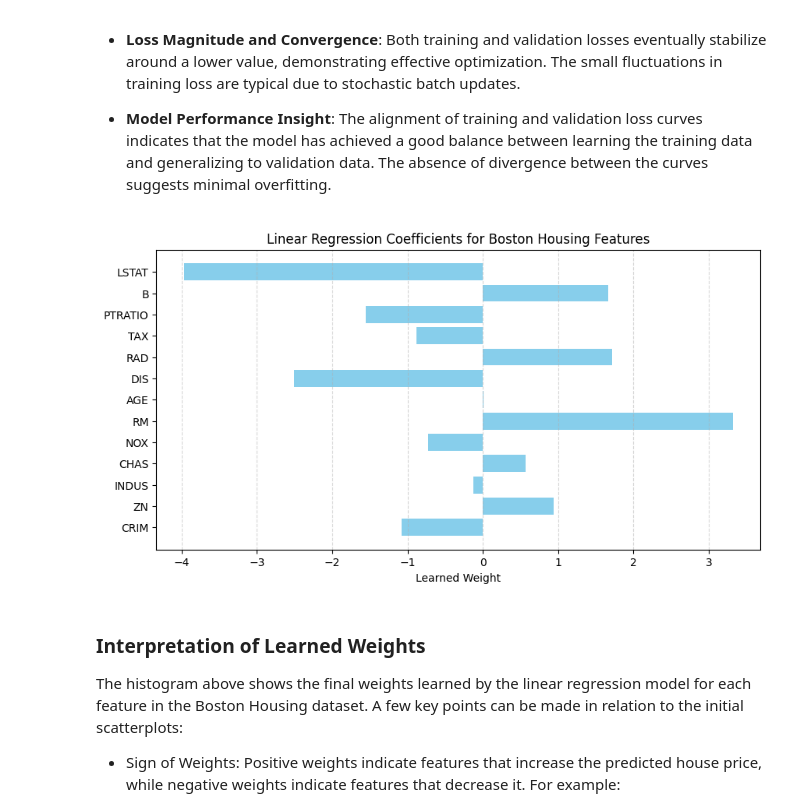
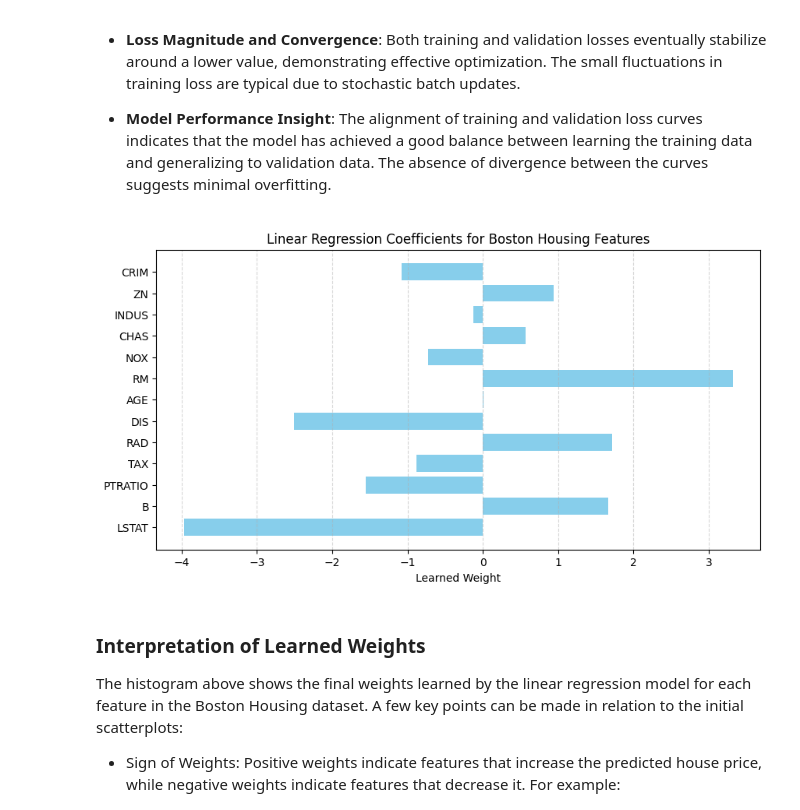
Before and after one commit to hussains-ha/BostonHousingLR, a Jupyter notebook: model.ipynb, the cells around one changed output. Drawn from its saved outputs; the diff is of its cells as text; code cells hidden in the pictures.

```diff
--- a/model.ipynb
+++ b/model.ipynb
@@ -253,6 +253,7 @@ class HouseLRTrainer(d2l.HyperParameters):
         plt.ylabel('Loss')
         plt.title('Training and Validation Loss over Batches')
         plt.legend()
+        plt.axhline(y=0, color='black', linestyle='--')
         plt.show()
 # %%
 model = HouseLinearRegression(13, lr=0.01)
@@ -276,15 +277,15 @@ The plot above shows the training and validation loss over batches for our linea
 # %%
 weights = model.w.detach().numpy().flatten()
 features = ["CRIM", "ZN", "INDUS", "CHAS", "NOX", "RM", "AGE", "DIS", "RAD", "TAX", "PTRATIO", "B", "LSTAT"]
 
 plt.figure(figsize=(10,5))
-plt.barh(features, weights, color='skyblue')
+plt.barh(features[-1::-1], weights[-1::-1], color='skyblue')
 plt.xlabel("Learned Weight")
 plt.title("Linear Regression Coefficients for Boston Housing Features")
 plt.grid(True, axis='x', linestyle='--', alpha=0.5)
 plt.show()
 # %% [output]
-[figure, old version]
+[figure, new version]
 # %% [markdown]
 ### Interpretation of Learned Weights
 
```
Also changed, not shown: parts of 2 cells of this notebook.
